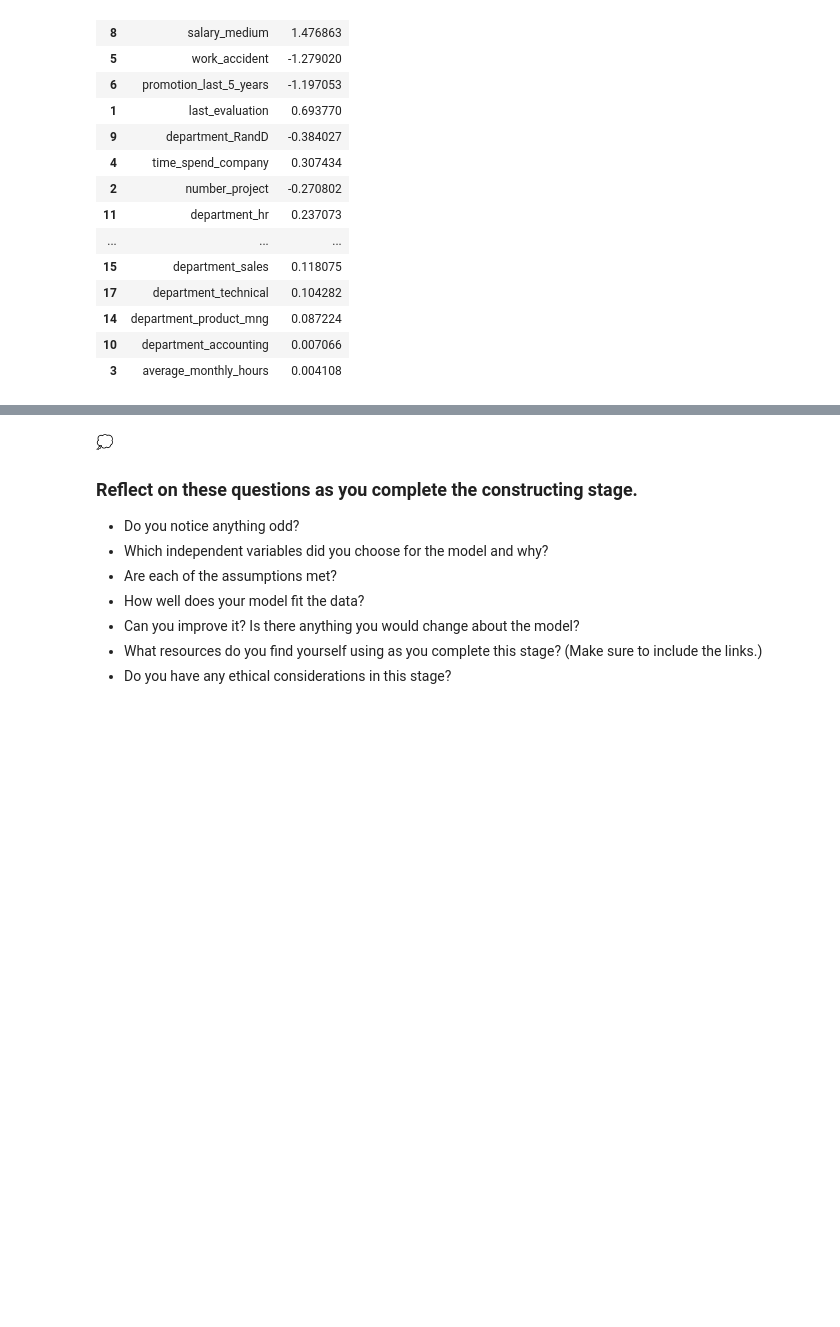
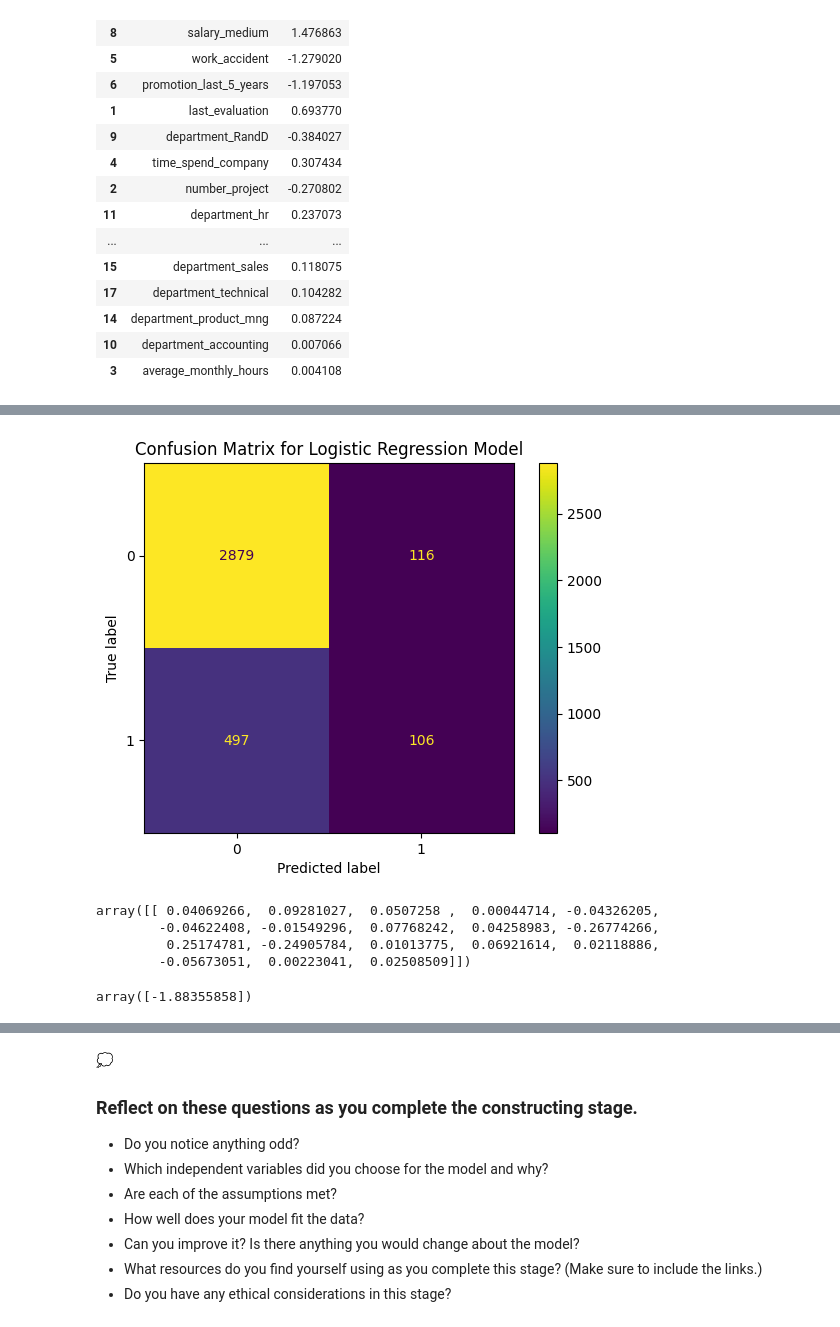
Before and after one commit to edilma/salifor, a Jupyter notebook: Activity_ Course 7 Salifort Motors project lab.ipynb, the cells around one changed output, grey strips where cells are left out. Drawn from its saved outputs; the diff is of its cells as text; code cells hidden in the pictures; blank space fills up the shorter version.

```diff
--- a/Activity_ Course 7 Salifort Motors project lab.ipynb
+++ b/Activity_ Course 7 Salifort Motors project lab.ipynb
@@ -702,0 +741,14 @@ coefficients
+# %%
+from sklearn.metrics import confusion_matrix, ConfusionMatrixDisplay
+# Create confusion matrix
+cm = confusion_matrix(y_test, y_pred, labels=clf.classes_)
+# %%
+# Create a display object
+disp = ConfusionMatrixDisplay(confusion_matrix=cm, display_labels=clf.classes_)
+
+# Plot it
+disp.plot(values_format='')  # Leave empty for raw counts
+plt.title('Confusion Matrix for Logistic Regression Model')
+plt.show()
+# %% [output]
+[figure, added]
@@ -702,0 +777,12 @@ coefficients
+# %%
+# parameters estimates
+clf_strat.coef_
+# %% [output]
+array([[ 0.04069266,  0.09281027,  0.0507258 ,  0.00044714, -0.04326205,
+        -0.04622408, -0.01549296,  0.07768242,  0.04258983, -0.26774266,
+         0.25174781, -0.24905784,  0.01013775,  0.06921614,  0.02118886,
+        -0.05673051,  0.00223041,  0.02508509]])
+# %%
+clf_strat.intercept_
+# %% [output]
+array([-1.88355858])
```
Also changed, not shown: parts of 21 cells of this notebook.
